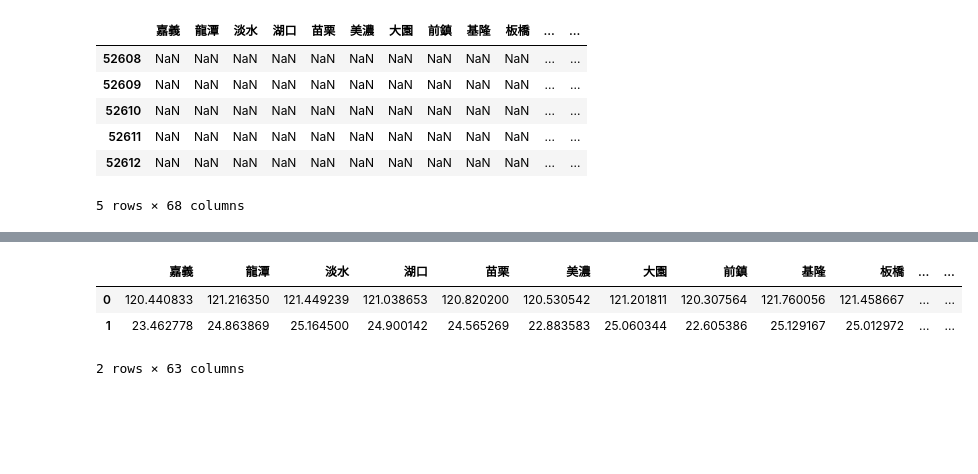
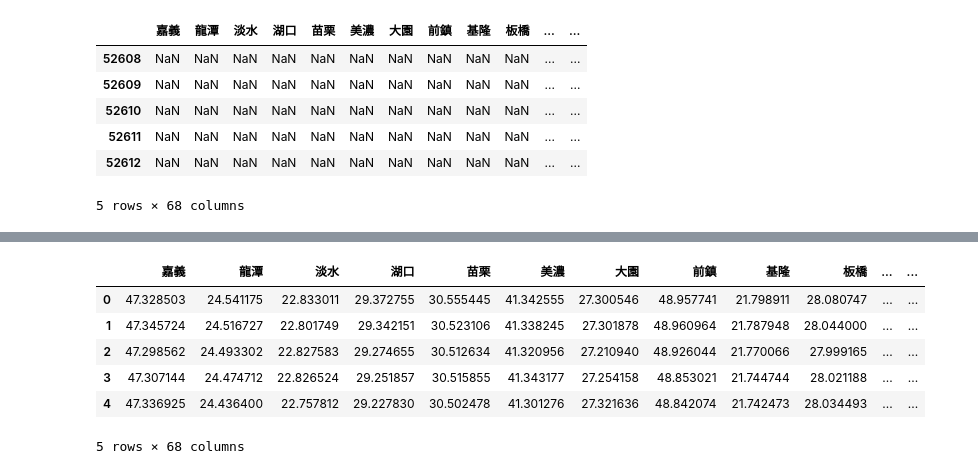
Before and after one commit to jerryjerry9/ce_2019, a Jupyter notebook: hw0418.ipynb, the cells around one changed output, grey strips where cells are left out. Cells and saved outputs as stored; diff of their text form; code cells hidden in the pictures; blank space fills up the shorter version.

```diff
--- a/hw0418.ipynb
+++ b/hw0418.ipynb
@@ -76,0 +66,5 @@ leftdate[0:78888] = aaa[52608:131496]
+# %%
+leftstation = aaaa
+
+print(leftstation)
+pm2506 = data.values[52608:131496,2:]
@@ -77,3 +73,14 @@ leftdate[0:78888] = aaa[52608:131496]
+# %%
+#pmleft = np.empty((78888,68))
+pmleft = np.empty((87648,68))
+pmleft[:,:] = np.nan
+pmleft[0:78888,:] = pm2506[:,:]
+
+leftdate = [0]*87648
+aaa=list(pm25.index)
+leftdate[0:78888] = aaa[52608:131496]
+#print(leftdate)
+#print(aaa)
 # %%
 col2015= list(data2015.columns)
 
@@ -98,7 +105,7 @@ leftdate[78888:87648] = aaaa2015
 
 #print(pm2015)
 for i in range(0,78):
- for j in range(0,63):
+ for j in range(0,68):
   if col2015[i] in leftstation[j]:
    121212
    pmleft[78888:87648,j] = data2015.values[:,i]
@@ -150,7 +163,7 @@ apts.head()
 # %%
 from sklearn.cluster import AgglomerativeClustering
 
-data11 = pd.read_csv('apts_63station.csv')
+data11 = pd.read_csv('apts_68station.csv')
 #print(data11.head())
 hc = AgglomerativeClustering(n_clusters=5, affinity='euclidean', linkage='ward')
 hc.fit_predict(data11.T)
@@ -175,29 +208,45 @@ plt.plot(data11.iloc[:,hc.labels_==4].mean(axis=1),'k--',linewidth=5)
 # %%
-print(hc.labels_[0,])
 hr_label = np.empty((1,87648))
 hr_label[:,:] = -5
+hk_label = np.empty((1,3642))
+hk_label[:,:] = -5
 #print(hr_label)
 for i in range(0,3642):
- for j in range(0,24):
-    hr_label[0,24*(i+1)+j]=hc.labels_[i,]
-print(np.sum(hr_label == 0))
-print(np.sum(hr_label == 1))
-print(np.sum(hr_label == 2))
-print(np.sum(hr_label == 3))
-print(np.sum(hr_label == 4))
+#    if csmask[i,] == 0 and nemask[i,] == 0 and swmask[i,] == 0  and ftmask[i,] == 0  and tcmask[i,] == 0:
+     for j in range(0,24):
+      hr_label[0,24*(i+1)]=hc.labels_[i,]
+      hk_label[0,i]=hc.labels_[i,]
+print(np.sum(hk_label == 0))
+print(np.sum(hk_label == 1))
+print(np.sum(hk_label == 2))
+print(np.sum(hk_label == 3))
+print(np.sum(hk_label == 4))
 #print(hr_label[0,87300:87648])
+#print(hr_label[0,0:50])
 pm_ma24.head()
 station = pd.read_csv('station.csv',encoding='big5')
 finalar=station.loc[:,['測站名稱','經度','緯度']]
-latlon=np.empty((2,63))
+latlon=np.empty((2,68))
+day10_mean = np.zeros((240,68))
+
 #print(finalar)
 for i in range(0,77):
-    for j in range(0,63):
+    for j in range(0,68):
 #     print(leftstation[j])
      aaaa=finalar.iloc[i,0]
      latlonaa=finalar.iloc[i,1:3]
+     alltime = np.empty((1256,240))
+     alltime[:,:] = np.nan
      if leftstation[j] in aaaa:
-        alltime = pm_ma24.iloc[hr_label[0,:]==3,j]
+        l=0
+        for k in range(0,3642):
+            if hk_label[0,k] == 1:
+             alltime[l,:] = pm_ma24.iloc[24*(k+1):24*(k+1)+240,j]
+             l=l+1
+#             print(alltime)
+        day10_mean[:,j] = np.nanmean(alltime,0)
+        kkkk=alltime
+#        print(day10_mean)
         latlon[:,j] = latlonaa
 #for i in range(0,63):
 # print(pm_ma24.iloc[:,])
@@ -206,7 +255,8 @@ for i in range(0,77):
 #plt.plot(data11.mean(axis=1))
 #plt.show()
 #print(hr_label.shape)
-#print(pm_ma24.iloc[hr_label[0,:]==3,0])
-stationinfo=pd.DataFrame(latlon,columns=leftstation)
-stationinfo.head()
+#print(pm_ma24.iloc[24*(6+1):24*(6+1)+240,0])
+#print(kkkk[0,:])
+stationmean=pd.DataFrame(day10_mean,columns=leftstation)
+stationmean.head()
 # %% [output]
@@ -219,4 +268,7 @@ stationinfo.head()
 |  | 嘉義 | 龍潭 | 淡水 | 湖口 | 苗栗 | 美濃 | 大園 | 前鎮 | 基隆 | 板橋 | ... | ... |
-| 0 | 120.440833 | 121.216350 | 121.449239 | 121.038653 | 120.820200 | 120.530542 | 121.201811 | 120.307564 | 121.760056 | 121.458667 | ... | ... |
-| 1 | 23.462778 | 24.863869 | 25.164500 | 24.900142 | 24.565269 | 22.883583 | 25.060344 | 22.605386 | 25.129167 | 25.012972 | ... | ... |
+| 0 | 47.328503 | 24.541175 | 22.833011 | 29.372755 | 30.555445 | 41.342555 | 27.300546 | 48.957741 | 21.798911 | 28.080747 | ... | ... |
+| 1 | 47.345724 | 24.516727 | 22.801749 | 29.342151 | 30.523106 | 41.338245 | 27.301878 | 48.960964 | 21.787948 | 28.044000 | ... | ... |
+| 2 | 47.298562 | 24.493302 | 22.827583 | 29.274655 | 30.512634 | 41.320956 | 27.210940 | 48.926044 | 21.770066 | 27.999165 | ... | ... |
+| 3 | 47.307144 | 24.474712 | 22.826524 | 29.251857 | 30.515855 | 41.343177 | 27.254158 | 48.853021 | 21.744744 | 28.021188 | ... | ... |
+| 4 | 47.336925 | 24.436400 | 22.757812 | 29.227830 | 30.502478 | 41.301276 | 27.321636 | 48.842074 | 21.742473 | 28.034493 | ... | ... |
-2 rows × 63 columns
+5 rows × 68 columns
```
Also changed, not shown: parts of 19 cells of this notebook.
